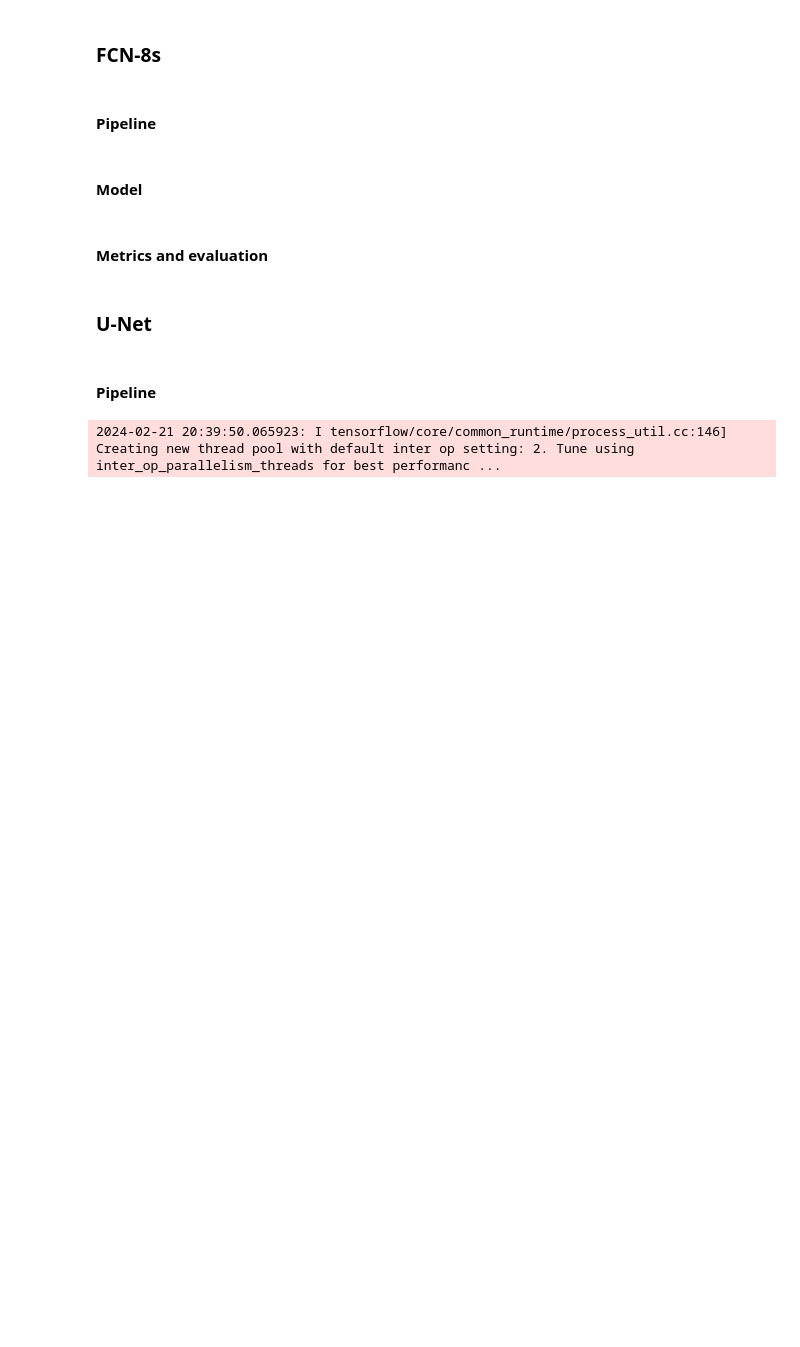
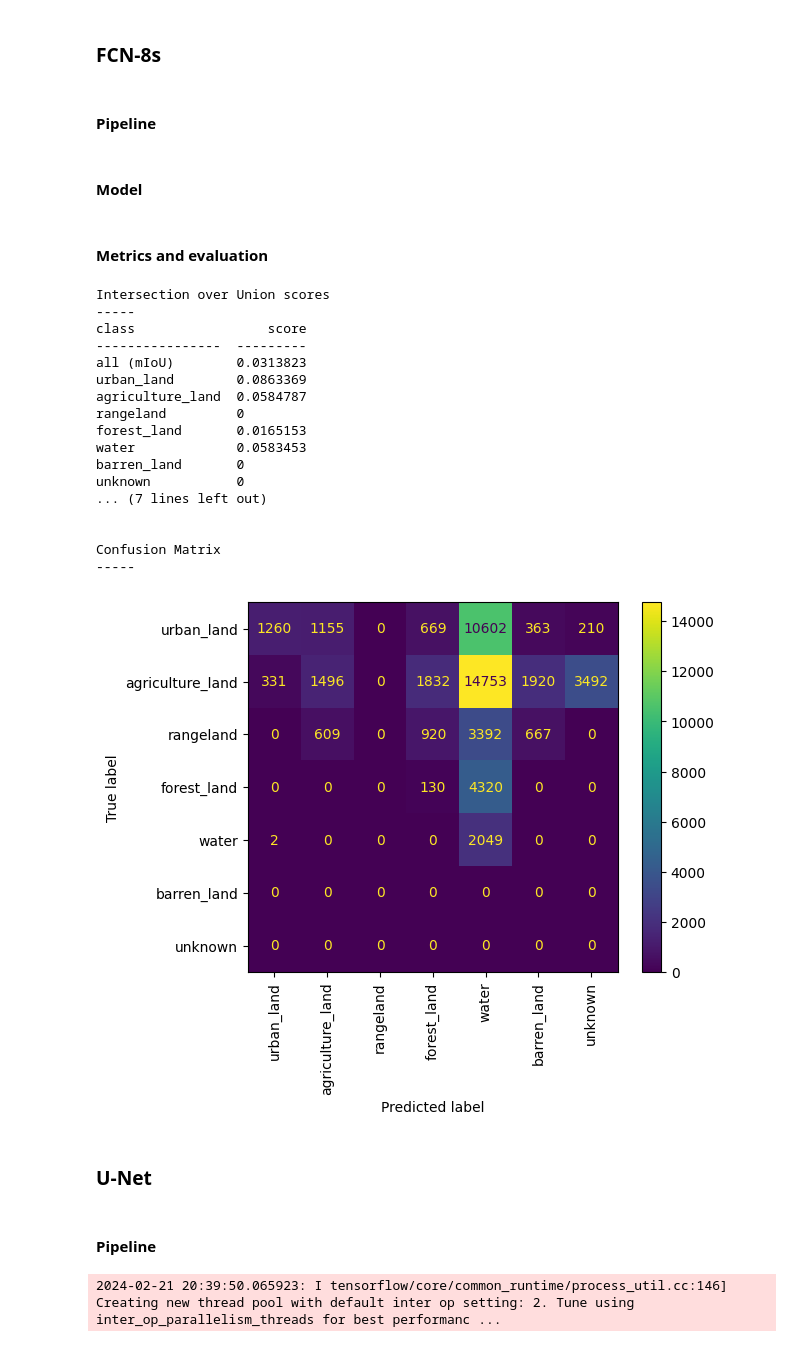
Before and after one commit to rondo-lehner/CM3070_Final_project, a Jupyter notebook: notebooks/ev_01_evaluate_models.ipynb, the cells around one changed output. Saved outputs shown, nothing was run; the diff lists cells and outputs as text; code cells hidden in the pictures; blank space fills up the shorter version.

```diff
--- a/notebooks/ev_01_evaluate_models.ipynb
+++ b/notebooks/ev_01_evaluate_models.ipynb
@@ -201,21 +258,40 @@ model = fcn.get_fcn_8s()
 # %%
 tracker_2 = MetricTracker('fcn-8s')
 # %%
-for img, mask, file_name in test:
+for img, mask, file_name in test.take(2):
     # Prediction with timer
     start = time.time_ns()
     pred = model.predict(img, verbose=0)
     end = time.time_ns()
     duration_ms = (end - start) / 10e6
 
     tracker_2.update_state(mask, pred, duration_ms)
     pred_indexed = tf.reshape(tf.argmax(input=pred, axis=3), shape=(1, 224, 224, 1))
     pred_rgb = index_to_rgb(pred_indexed)
 
     file_path = os.path.join(PREDICTIONS_DIR, tracker_2.model_name, tf.compat.as_str(file_name[0].numpy()))
     tf.keras.utils.save_img(file_path, pred_rgb[0], data_format='channels_last')
 tracker_2.result_to_json()
 tracker_2.result()
+# %% [output]
+Intersection over Union scores
+-----
+class                 score
+----------------  ---------
+all (mIoU)        0.0313823
+urban_land        0.0863369
+agriculture_land  0.0584787
+rangeland         0
+forest_land       0.0165153
+water             0.0583453
+barren_land       0
+unknown           0
+... (7 lines left out)
+
+
+Confusion Matrix
+-----
+[figure, added]
 # %% [markdown]
 ### U-Net
 # %%
```
Also changed, not shown: parts of 4 cells of this notebook.
